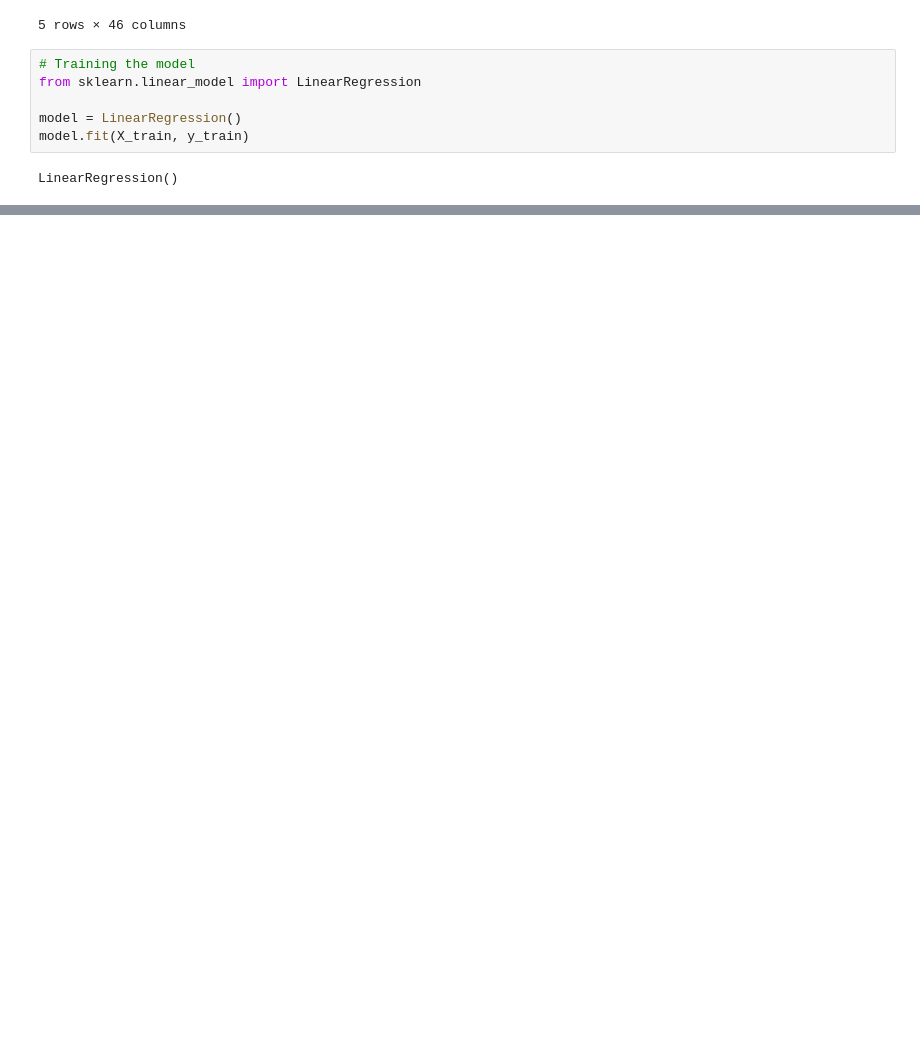
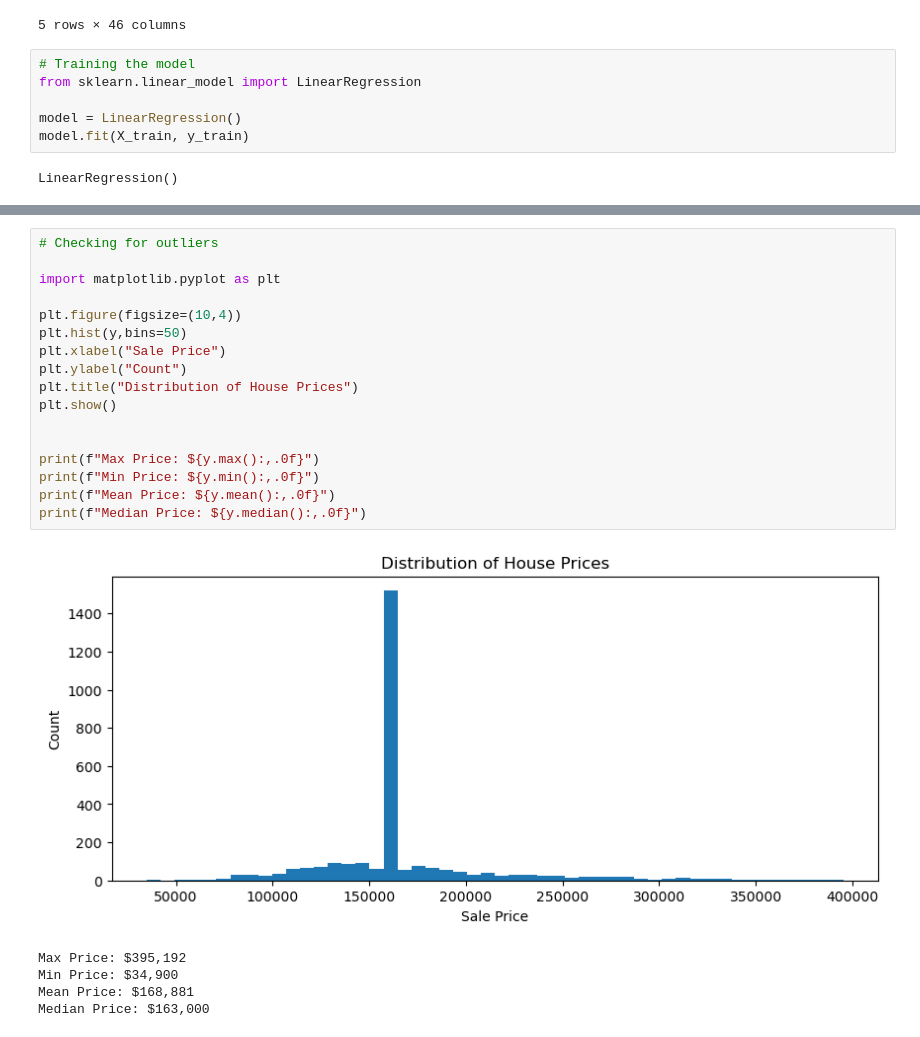
Before and after one commit to Samir-BK/House-Price-Predictor, a Jupyter notebook: Predictor_ML.ipynb, the cells around one changed output, grey strips where cells are left out. Drawn from its saved outputs; the diff is of its cells as text; blank space fills up the shorter version.

```diff
--- a/Predictor_ML.ipynb
+++ b/Predictor_ML.ipynb
@@ -107,0 +113,23 @@ R² Score: 0.3184
+# %%
+# Checking for outliers
+
+import matplotlib.pyplot as plt
+
+plt.figure(figsize=(10,4))
+plt.hist(y,bins=50)
+plt.xlabel("Sale Price")
+plt.ylabel("Count")
+plt.title("Distribution of House Prices")
+plt.show()
+
+
+print(f"Max Price: ${y.max():,.0f}")
+print(f"Min Price: ${y.min():,.0f}")
+print(f"Mean Price: ${y.mean():,.0f}")
+print(f"Median Price: ${y.median():,.0f}")
+# %% [output]
+[figure, added]
+Max Price: $395,192
+Min Price: $34,900
+Mean Price: $168,881
+Median Price: $163,000
```
Also changed, not shown: parts of 3 cells of this notebook, 1 other file.
